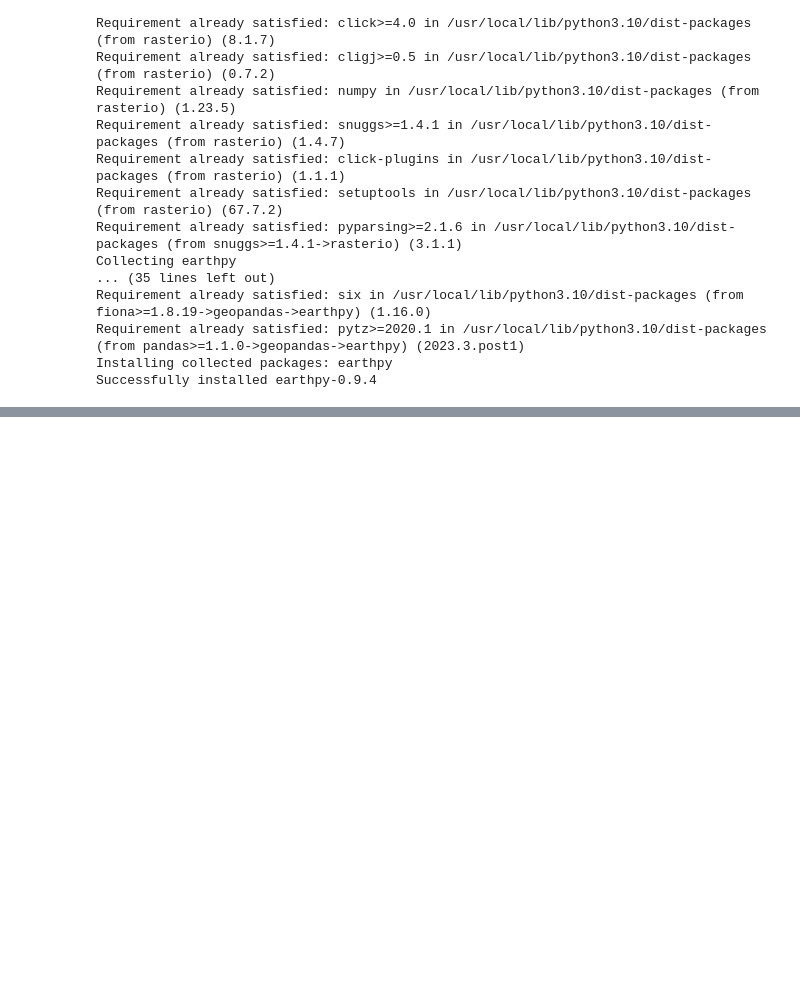
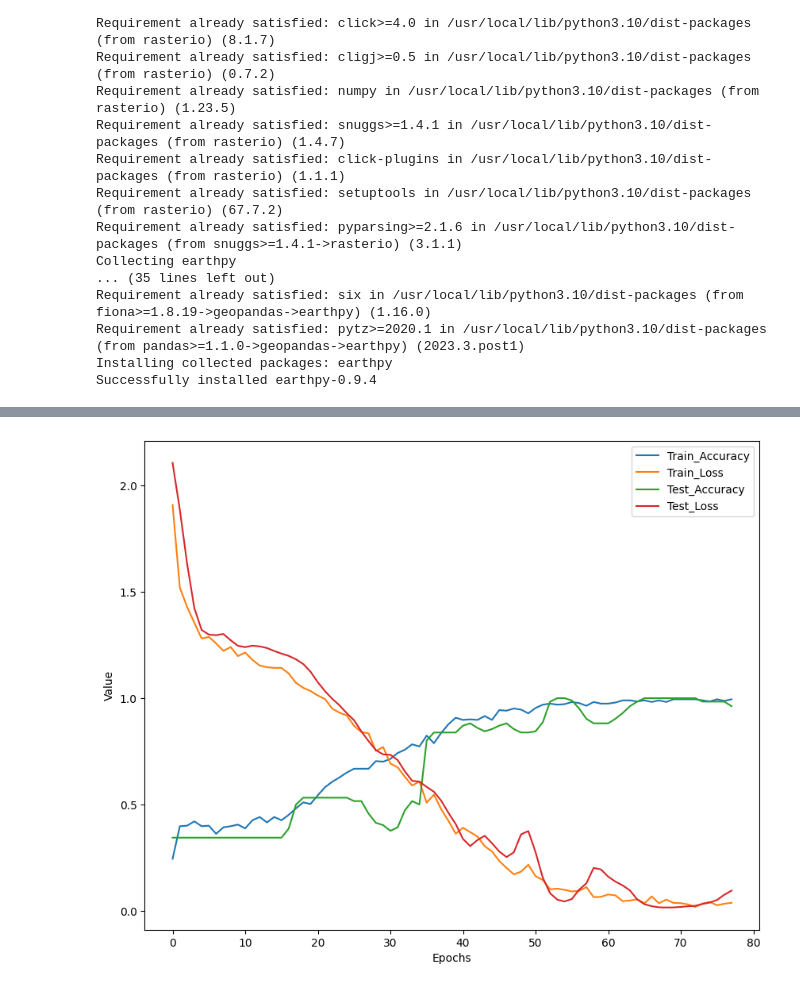
Before and after one commit to simongiando/deep-learning, a Jupyter notebook: practice/cnn_landcover_mapping.ipynb, the cells around one changed output, grey strips where cells are left out. Cells and saved outputs as stored; diff of their text form; code cells hidden in the pictures; blank space fills up the shorter version.

```diff
--- a/practice/cnn_landcover_mapping.ipynb
+++ b/practice/cnn_landcover_mapping.ipynb
@@ -99,0 +77,5 @@ EEException: ignored
+# %%
+# Read sample
+samples = pd.read_csv(SAMPLE_PATH)
+samples = samples.sample(frac = 1) # Shuffle data
+samples
@@ -99,0 +177,24 @@ EEException: ignored
+# %%
+# Train the model
+
+# Compline the model
+model.compile(
+    optimizer='Adam',
+    loss='CategoricalCrossentropy',
+    metrics=['accuracy']
+)
+
+# Create callback to stop training if loss not decreasing
+stop = EarlyStopping(
+    monitor='loss',
+    patience=5
+)
+
+# Fit the model
+result = model.fit(
+    x=train_input, y=train_output,
+    validation_data=(test_input, test_output),
+    batch_size=1024,
+    callbacks=[stop],
+    epochs=100,
+)
@@ -99,0 +219,15 @@ EEException: ignored
+# %%
+# Show history
+history = pd.DataFrame(result.history)
+
+plt.figure(figsize = (10, 8))
+plt.plot(range(len(history['accuracy'].values.tolist())), history['accuracy'].values.tolist(), label = 'Train_Accuracy')
+plt.plot(range(len(history['loss'].values.tolist())), history['loss'].values.tolist(), label = 'Train_Loss')
+plt.plot(range(len(history['val_accuracy'].values.tolist())), history['val_accuracy'].values.tolist(), label = 'Test_Accuracy')
+plt.plot(range(len(history['val_loss'].values.tolist())), history['val_loss'].values.tolist(), label = 'Test_Loss')
+plt.xlabel('Epochs')
+plt.ylabel('Value')
+plt.legend()
+plt.show()
+# %% [output]
+[figure, added]
```
Also changed, not shown: parts of 14 cells of this notebook.
